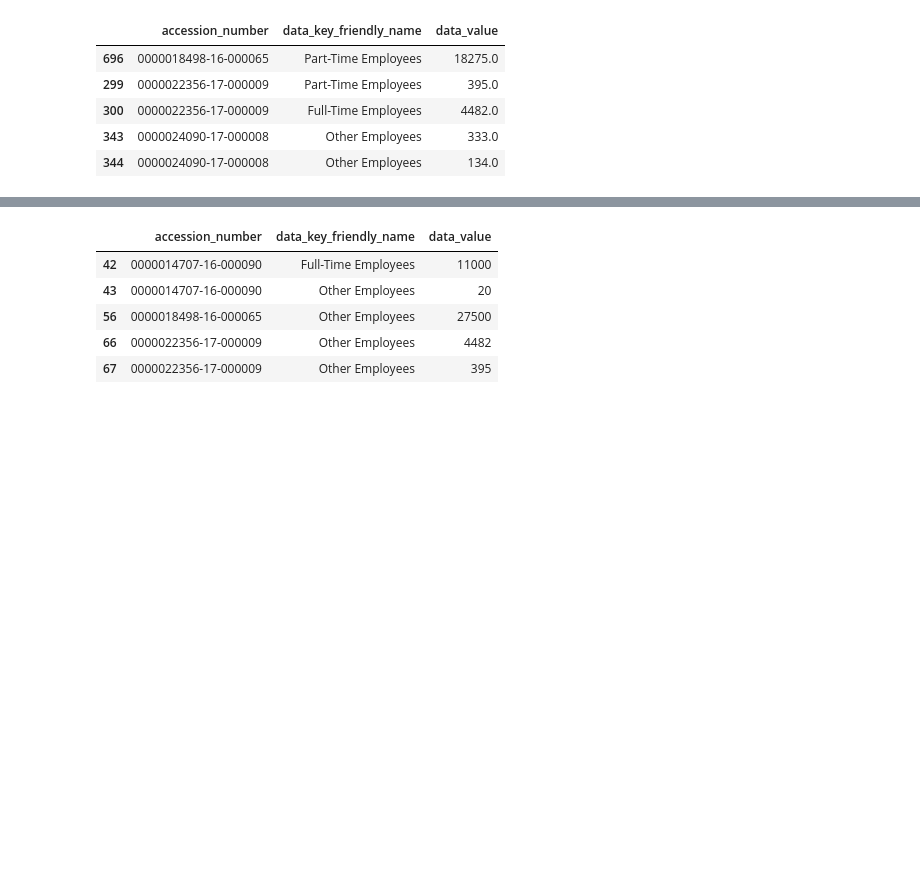
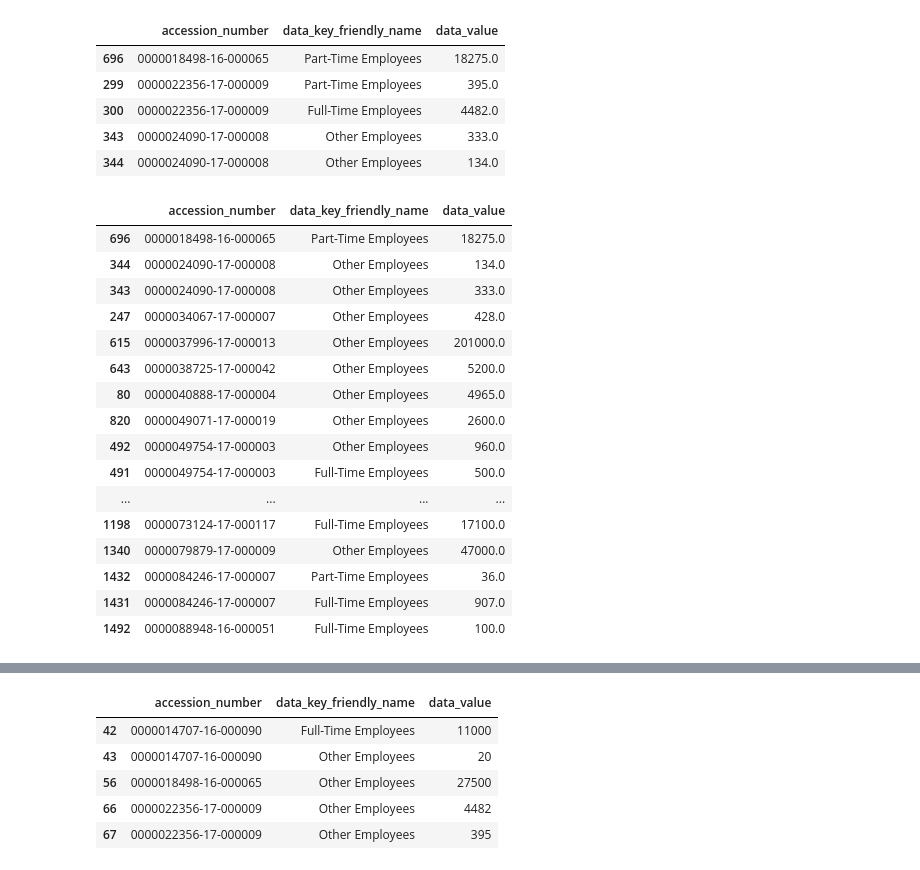
Before and after one commit to JarrodAJ/sec_employee_information_extraction, a Jupyter notebook: 4_Define_SpaCy_NER.ipynb, the cells around one changed output, grey strips where cells are left out. Cells and saved outputs as stored; diff of their text form; code cells hidden in the pictures; blank space fills up the shorter version.

```diff
--- a/4_Define_SpaCy_NER.ipynb
+++ b/4_Define_SpaCy_NER.ipynb
@@ -4264,3 +4370,23 @@ missed_facts2.head()
 | 300 | 0000022356-17-000009 | Full-Time Employees | 4482.0 |
 | 343 | 0000024090-17-000008 | Other Employees | 333.0 |
 | 344 | 0000024090-17-000008 | Other Employees | 134.0 |
+# %%
+missed_facts2.head(30)
+# %% [output]
+|  | accession_number | data_key_friendly_name | data_value |
+| 696 | 0000018498-16-000065 | Part-Time Employees | 18275.0 |
+| 344 | 0000024090-17-000008 | Other Employees | 134.0 |
+| 343 | 0000024090-17-000008 | Other Employees | 333.0 |
+| 247 | 0000034067-17-000007 | Other Employees | 428.0 |
+| 615 | 0000037996-17-000013 | Other Employees | 201000.0 |
+| 643 | 0000038725-17-000042 | Other Employees | 5200.0 |
+| 80 | 0000040888-17-000004 | Other Employees | 4965.0 |
+| 820 | 0000049071-17-000019 | Other Employees | 2600.0 |
+| 492 | 0000049754-17-000003 | Other Employees | 960.0 |
+| 491 | 0000049754-17-000003 | Full-Time Employees | 500.0 |
+| ... | ... | ... | ... |
+| 1198 | 0000073124-17-000117 | Full-Time Employees | 17100.0 |
+| 1340 | 0000079879-17-000009 | Other Employees | 47000.0 |
+| 1432 | 0000084246-17-000007 | Part-Time Employees | 36.0 |
+| 1431 | 0000084246-17-000007 | Full-Time Employees | 907.0 |
+| 1492 | 0000088948-16-000051 | Full-Time Employees | 100.0 |
```
Also changed, not shown: parts of 29 cells of this notebook.
